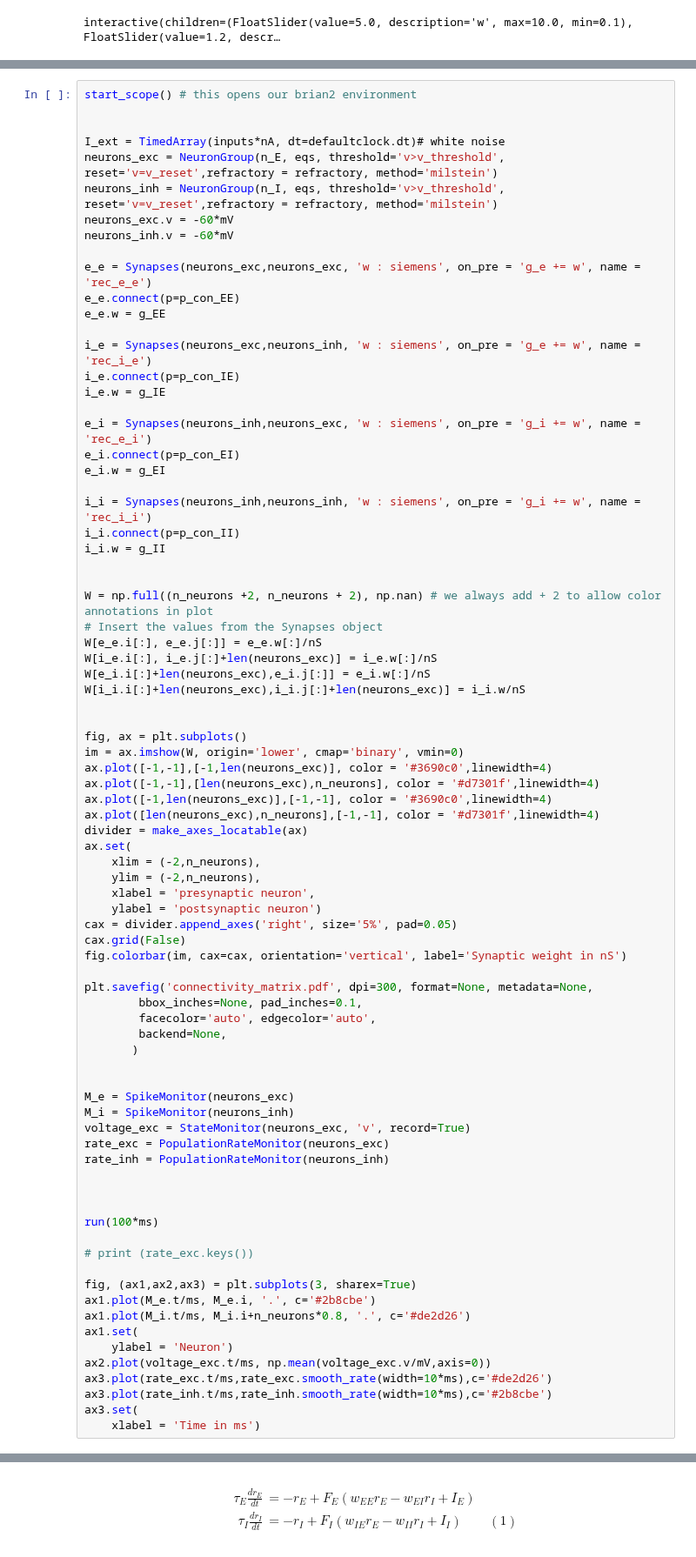
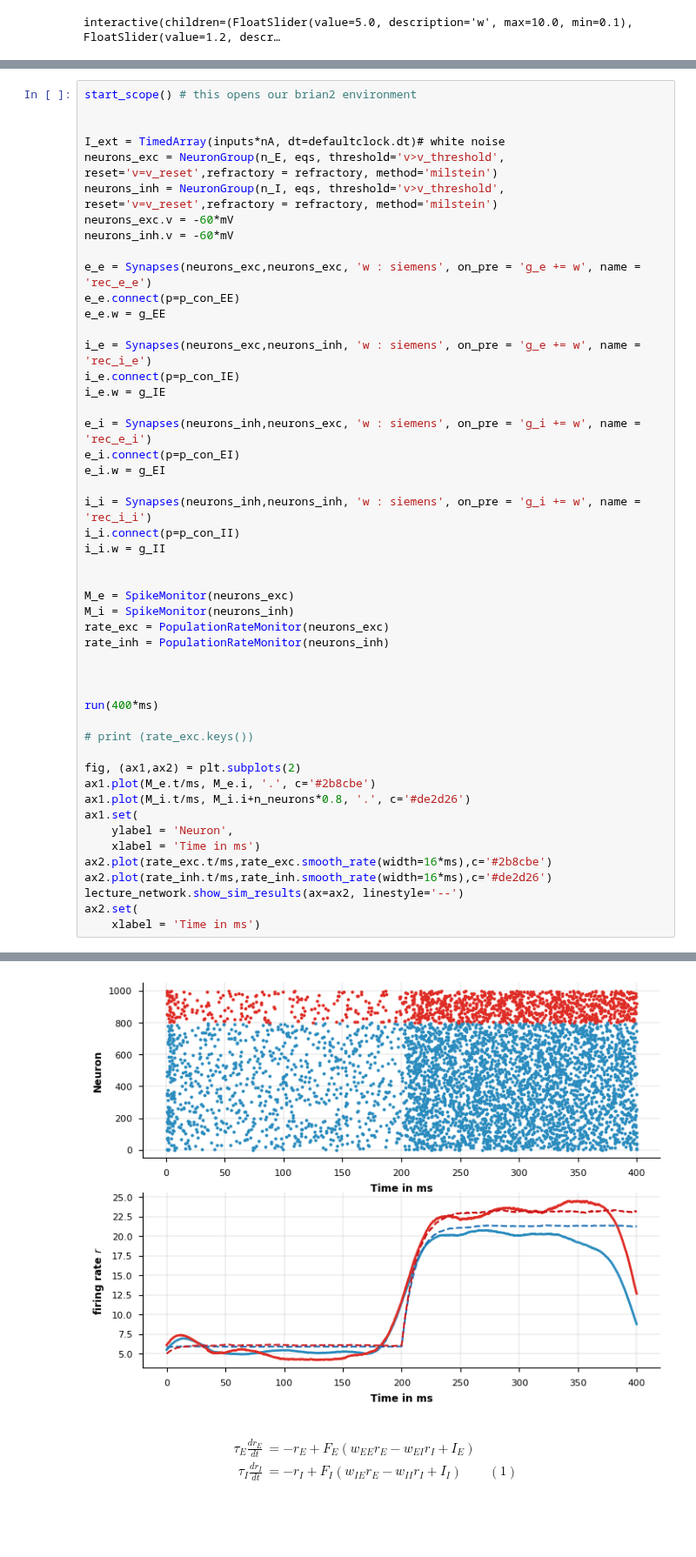
Before and after one commit to comp-neural-circuits/intro-to-comp-neuro, a Jupyter notebook: notebooks/Exc_8/notebook_8.ipynb, the cells around one changed output, grey strips where cells are left out. Shown at 87% size. Drawn from its saved outputs; the diff is of its cells as text; blank space fills up the shorter version.

```diff
--- a/notebooks/Exc_8/notebook_8.ipynb
+++ b/notebooks/Exc_8/notebook_8.ipynb
@@ -826,56 +817,26 @@ i_i.connect(p=p_con_II)
 i_i.w = g_II
 
 
-W = np.full((n_neurons +2, n_neurons + 2), np.nan) # we always add + 2 to allow color annotations in plot
-# Insert the values from the Synapses object
-W[e_e.i[:], e_e.j[:]] = e_e.w[:]/nS
-W[i_e.i[:], i_e.j[:]+len(neurons_exc)] = i_e.w[:]/nS
-W[e_i.i[:]+len(neurons_exc),e_i.j[:]] = e_i.w[:]/nS
-W[i_i.i[:]+len(neurons_exc),i_i.j[:]+len(neurons_exc)] = i_i.w/nS
-
-
-fig, ax = plt.subplots()
-im = ax.imshow(W, origin='lower', cmap='binary', vmin=0)
-ax.plot([-1,-1],[-1,len(neurons_exc)], color = '#3690c0',linewidth=4)
-ax.plot([-1,-1],[len(neurons_exc),n_neurons], color = '#d7301f',linewidth=4)
-ax.plot([-1,len(neurons_exc)],[-1,-1], color = '#3690c0',linewidth=4)
-ax.plot([len(neurons_exc),n_neurons],[-1,-1], color = '#d7301f',linewidth=4)
-divider = make_axes_locatable(ax)
-ax.set(
-    xlim = (-2,n_neurons),
-    ylim = (-2,n_neurons),
-    xlabel = 'presynaptic neuron',
-    ylabel = 'postsynaptic neuron')
-cax = divider.append_axes('right', size='5%', pad=0.05)
-cax.grid(False)
-fig.colorbar(im, cax=cax, orientation='vertical', label='Synaptic weight in nS')
-
-plt.savefig('connectivity_matrix.pdf', dpi=300, format=None, metadata=None,
-        bbox_inches=None, pad_inches=0.1,
-        facecolor='auto', edgecolor='auto',
-        backend=None,
-       )
-
-
 M_e = SpikeMonitor(neurons_exc)
 M_i = SpikeMonitor(neurons_inh)
-voltage_exc = StateMonitor(neurons_exc, 'v', record=True)
 rate_exc = PopulationRateMonitor(neurons_exc)
 rate_inh = PopulationRateMonitor(neurons_inh)
 
 
 
-run(100*ms)
+run(400*ms)
 
 # print (rate_exc.keys())
 
-fig, (ax1,ax2,ax3) = plt.subplots(3, sharex=True)
+fig, (ax1,ax2) = plt.subplots(2)
 ax1.plot(M_e.t/ms, M_e.i, '.', c='#2b8cbe')
 ax1.plot(M_i.t/ms, M_i.i+n_neurons*0.8, '.', c='#de2d26')
 ax1.set(
-    ylabel = 'Neuron')
-ax2.plot(voltage_exc.t/ms, np.mean(voltage_exc.v/mV,axis=0))
-ax3.plot(rate_exc.t/ms,rate_exc.smooth_rate(width=10*ms),c='#de2d26')
-ax3.plot(rate_inh.t/ms,rate_inh.smooth_rate(width=10*ms),c='#2b8cbe')
-ax3.set(
+    ylabel = 'Neuron',
     xlabel = 'Time in ms')
+ax2.plot(rate_exc.t/ms,rate_exc.smooth_rate(width=16*ms),c='#2b8cbe')
+ax2.plot(rate_inh.t/ms,rate_inh.smooth_rate(width=16*ms),c='#de2d26')
+lecture_network.show_sim_results(ax=ax2, linestyle='--')
+ax2.set(
+    xlabel = 'Time in ms')
+# %% [output]
@@ -882,3 +844,4 @@ ax3.set(
+[figure, added]
 # %% [markdown]
 \begin{align}
 \tau_E \frac{dr_E}{dt} &= -r_E + F_E(w_{EE}r_E -w_{EI}r_I + I_E) \\
```
Also changed, not shown: parts of 24 cells of this notebook, 3 other files.
